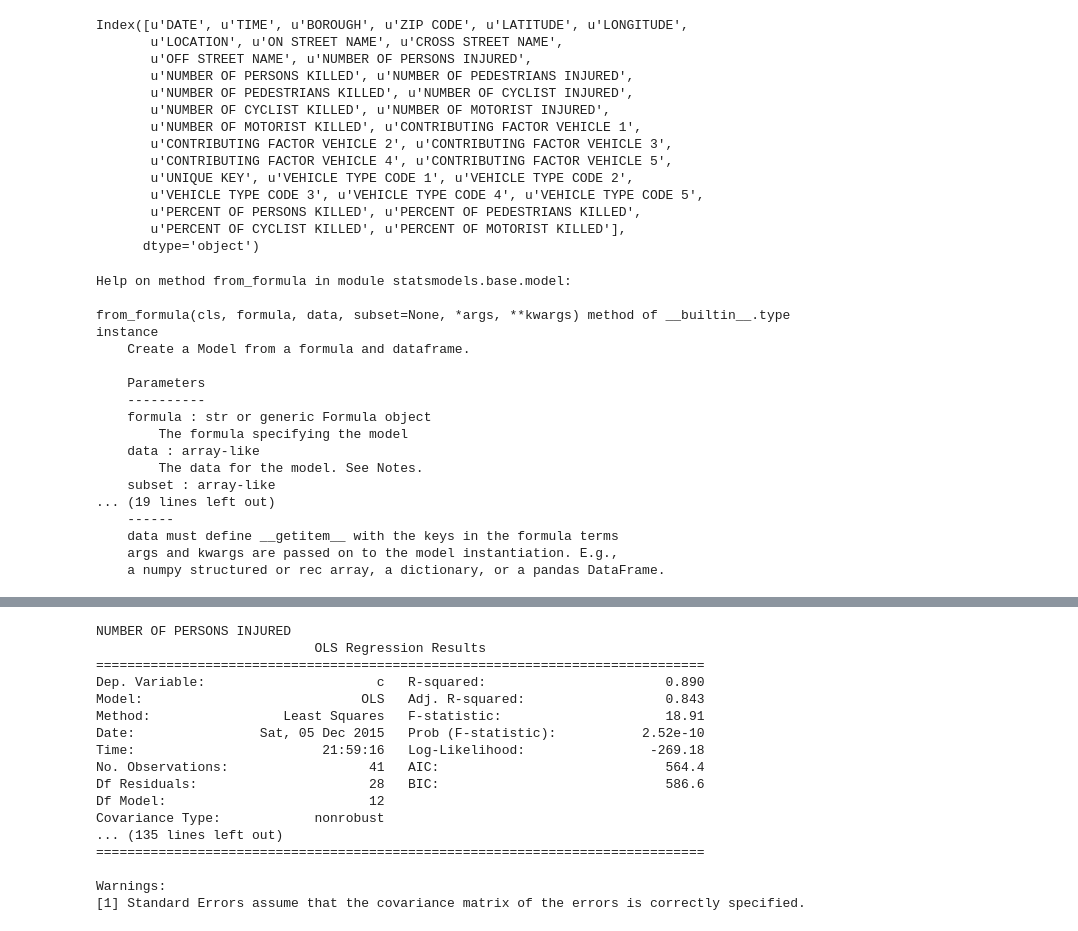
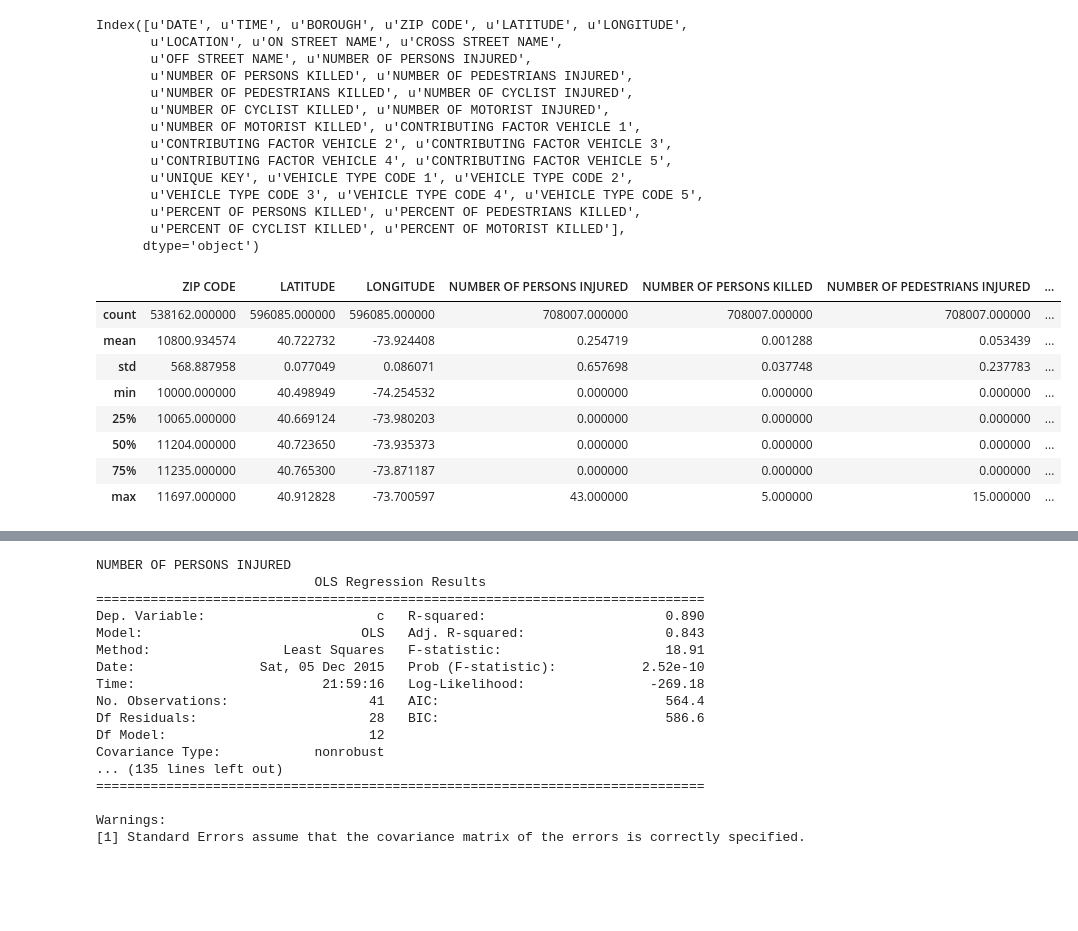
Before and after one commit to afcarl/civic_ps3, a Jupyter notebook: Time Series (Month).ipynb, the cells around one changed output, grey strips where cells are left out. Cells and saved outputs as stored; diff of their text form; code cells hidden in the pictures; blank space fills up the shorter version.

```diff
--- a/Time Series (Month).ipynb
+++ b/Time Series (Month).ipynb
@@ -81,26 +81,18 @@ percent_categories = [
     'PERCENT OF CYCLIST KILLED',
     'PERCENT OF MOTORIST KILLED',
 ]
-# %%
-help(smf.ols)
-# %% [output]
-Help on method from_formula in module statsmodels.base.model:
-
-from_formula(cls, formula, data, subset=None, *args, **kwargs) method of __builtin__.type instance
-    Create a Model from a formula and dataframe.
-
-    Parameters
-    ----------
-    formula : str or generic Formula object
-        The formula specifying the model
-    data : array-like
-        The data for the model. See Notes.
-    subset : array-like
-... (19 lines left out)
-    ------
-    data must define __getitem__ with the keys in the formula terms
-    args and kwargs are passed on to the model instantiation. E.g.,
-    a numpy structured or rec array, a dictionary, or a pandas DataFrame.
+# %%
+crashes.describe()
+# %% [output]
+|  | ZIP CODE | LATITUDE | LONGITUDE | NUMBER OF PERSONS INJURED | NUMBER OF PERSONS KILLED | NUMBER OF PEDESTRIANS INJURED | ... |
+| count | 538162.000000 | 596085.000000 | 596085.000000 | 708007.000000 | 708007.000000 | 708007.000000 | ... |
+| mean | 10800.934574 | 40.722732 | -73.924408 | 0.254719 | 0.001288 | 0.053439 | ... |
+| std | 568.887958 | 0.077049 | 0.086071 | 0.657698 | 0.037748 | 0.237783 | ... |
+| min | 10000.000000 | 40.498949 | -74.254532 | 0.000000 | 0.000000 | 0.000000 | ... |
+| 25% | 10065.000000 | 40.669124 | -73.980203 | 0.000000 | 0.000000 | 0.000000 | ... |
+| 50% | 11204.000000 | 40.723650 | -73.935373 | 0.000000 | 0.000000 | 0.000000 | ... |
+| 75% | 11235.000000 | 40.765300 | -73.871187 | 0.000000 | 0.000000 | 0.000000 | ... |
+| max | 11697.000000 | 40.912828 | -73.700597 | 43.000000 | 5.000000 | 15.000000 | ... |
 # %%
 def doStuff02(col,label,ax,color):
     print
```
Also changed, not shown: parts of 6 cells of this notebook, 11 other files.
